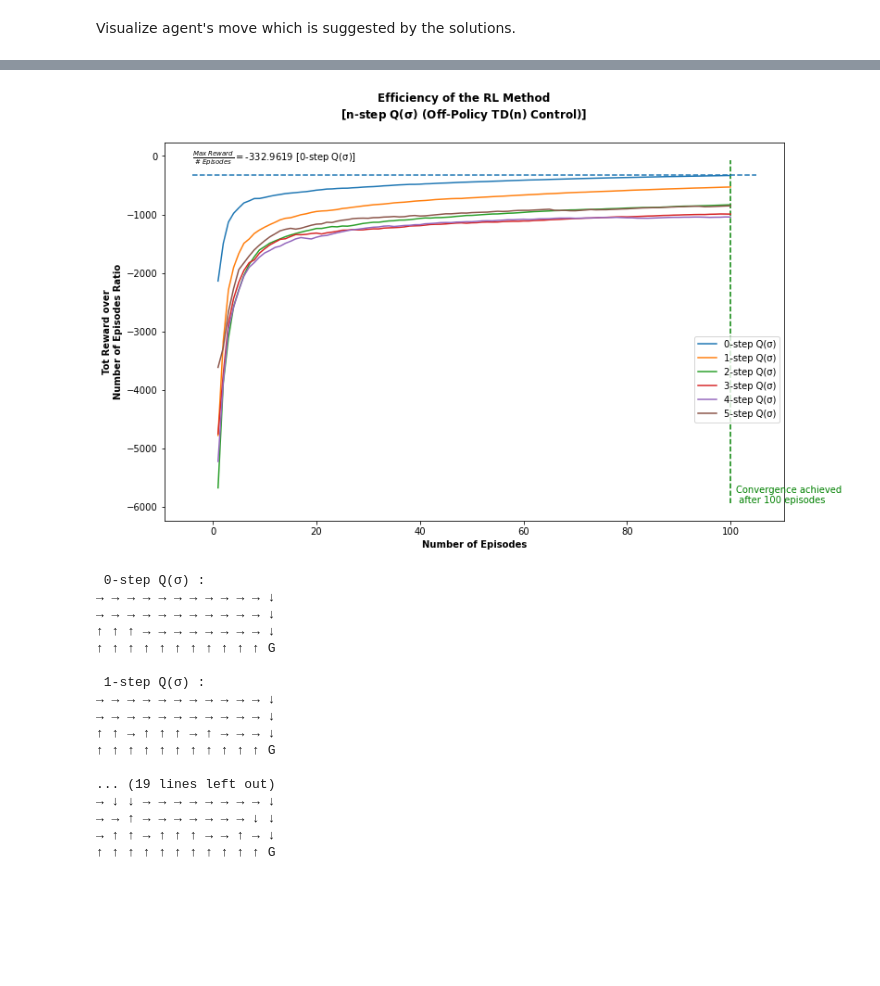
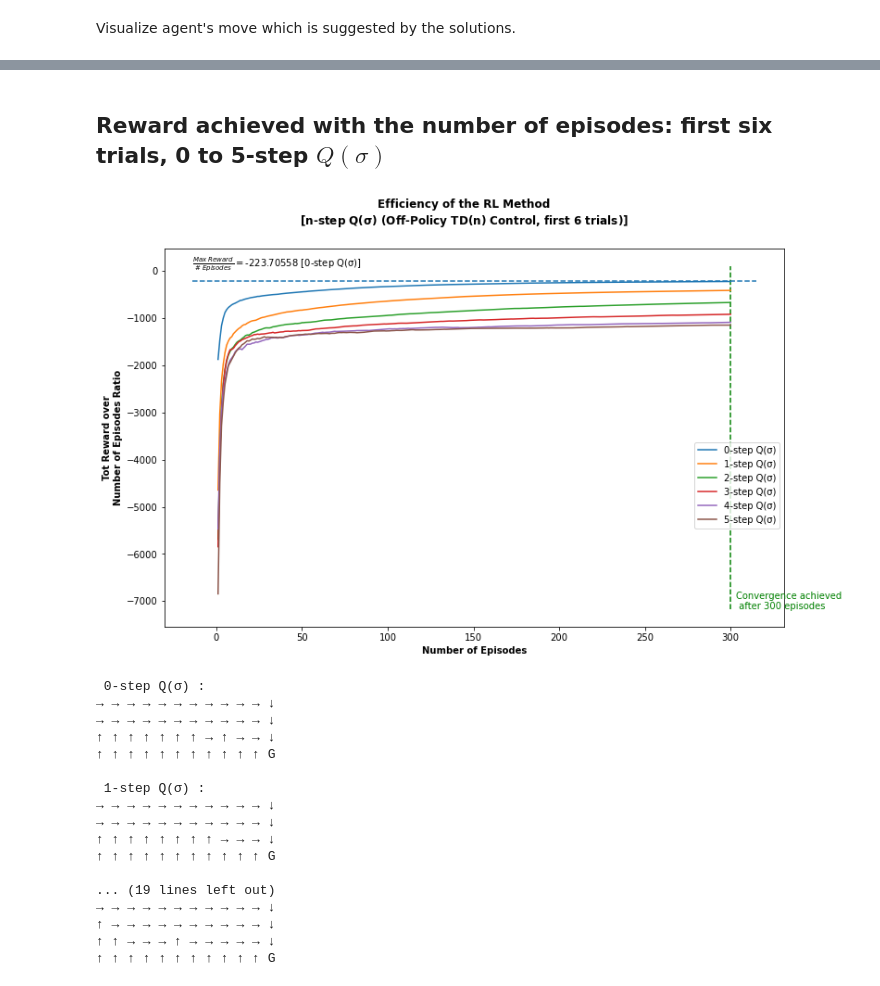
Before and after one commit to tgrammat/ML-Data_Challenges, a Jupyter notebook: Reinforcement-Learning/TDn-models/01.CliffWalking_with_TD(n)-models.ipynb, the cells around one changed output, grey strips where cells are left out. Drawn from its saved outputs; the diff is of its cells as text; code cells hidden in the pictures; blank space fills up the shorter version.

```diff
--- a/Reinforcement-Learning/TDn-models/01.CliffWalking_with_TD(n)-models.ipynb
+++ b/Reinforcement-Learning/TDn-models/01.CliffWalking_with_TD(n)-models.ipynb
@@ -676,11 +691,11 @@ for trial in list(RL_trials.keys()):
 # %%
 # Define TD(n) execution parameters
 runs = 10          # Number of Independent Runs
-n_episodes = 100   # Number of Episodes
+n_episodes = 300   # Number of Episodes
 
 # Various n-steps SARSA algorithms to try
 print('Determine the n-steps your are interested to explore...\n')
-n_step_min = 2; n_step_max = 6
+n_step_min = 2; n_step_max = 13
 n_steps = np.arange(n_step_min, n_step_max + 1)
 print('n_steps: {}'.format(n_steps), '\n')
 
@@ -736,7 +751,7 @@ for trial, params_dict in RL_trials.items():
 
     # Apply SARSA [on-policy TD(n) Control]
     q_values, tot_rewards = TD.off_policy_q_sigma(env,
-                                                  runs=runs, n_episodes=n_episodes, n_step=n_step,
+                                                  runs=runs, n_episodes=n_episodes, n_step=n_step, sigma='dynamic',
                                                   step_size=step_size, discount=discount, epsilon=epsilon)
 
     # Update "rewards_per_trial" and "q_values_per_trial" OrderedDicts
@@ -771,11 +793,15 @@ Training RL-model: 5-step Q(σ)...
+# %% [markdown]
+## Reward achieved with the number of episodes: first six trials, 0 to 5-step $Q(\sigma)$
 # %%
-title = 'Efficiency of the RL Method\n[n-step $\mathbf{Q(\sigma)}$ (Off-Policy TD(n) Control)]'
-plotutls.plot_learning_curve(rewards_per_trial_Off_Policy_QSigma, title=title,
+first6_RL_trials = list(RL_trials.keys())[:6]
+rewards_per_trial = OrderedDict((label, rewards_per_trial_Off_Policy_QSigma[label]) for label in first6_RL_trials)
+title = 'Efficiency of the RL Method\n[n-step $\mathbf{Q(\sigma)}$ (Off-Policy TD(n) Control, first 6 trials)]'
+plotutls.plot_learning_curve(rewards_per_trial, title=title,
                              cumulative_reward=True, lower_reward_ratio=None)
 # %% [output]
-[figure, old version]
+[figure, new version]
 # %%
-for trial in list(RL_trials.keys()):
+for trial in first6_RL_trials:
     print('\n', trial, ':')
     q_vals = q_values_per_trial_Off_Policy_QSigma[trial]
     print_optimal_policy(q_vals, grid_height=4, grid_width=12)
@@ -783,17 +809,17 @@ for trial in list(RL_trials.keys()):
  0-step Q(σ) :
 → → → → → → → → → → → ↓
 → → → → → → → → → → → ↓
-↑ ↑ ↑ → → → → → → → → ↓
+↑ ↑ ↑ ↑ ↑ ↑ ↑ → ↑ → → ↓
 ↑ ↑ ↑ ↑ ↑ ↑ ↑ ↑ ↑ ↑ ↑ G
 
  1-step Q(σ) :
 → → → → → → → → → → → ↓
 → → → → → → → → → → → ↓
-↑ ↑ → ↑ ↑ ↑ → ↑ → → → ↓
+↑ ↑ ↑ ↑ ↑ ↑ ↑ ↑ → → → ↓
 ↑ ↑ ↑ ↑ ↑ ↑ ↑ ↑ ↑ ↑ ↑ G
 
 ... (19 lines left out)
-→ ↓ ↓ → → → → → → → → ↓
-→ → ↑ → → → → → → → ↓ ↓
-→ ↑ ↑ → ↑ ↑ ↑ → → ↑ → ↓
+→ → → → → → → → → → → ↓
+↑ → → → → → → → → → → ↓
+↑ ↑ → → → ↑ → → → → → ↓
 ↑ ↑ ↑ ↑ ↑ ↑ ↑ ↑ ↑ ↑ ↑ G
```
Also changed, not shown: parts of 14 cells of this notebook.
